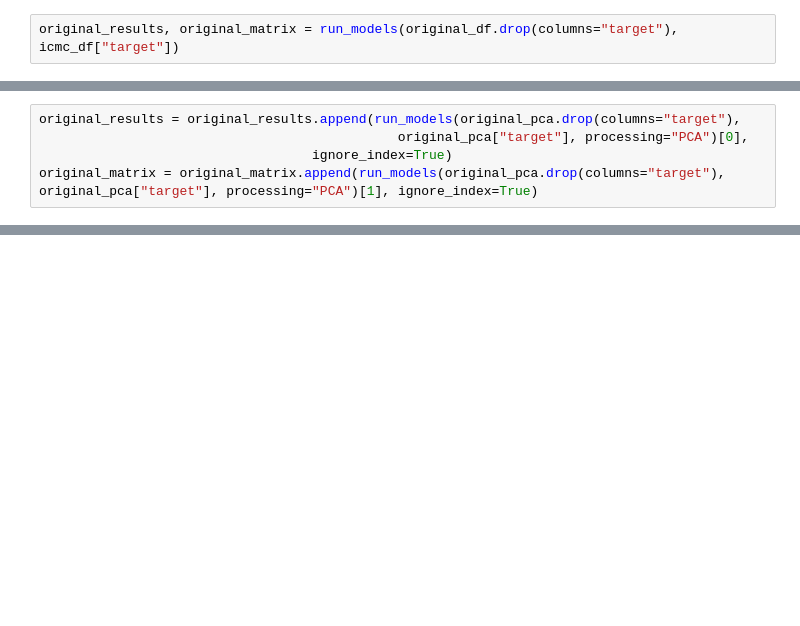
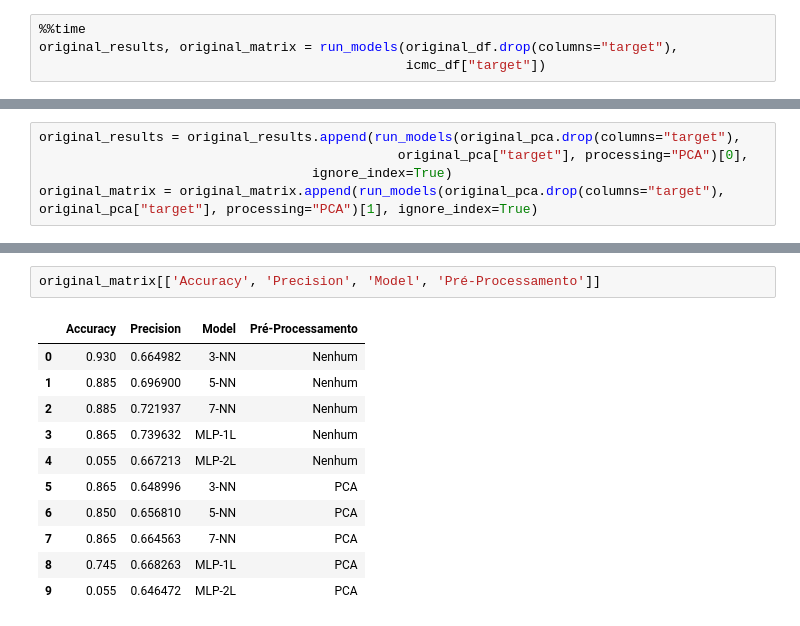
Before and after one commit to BrunoGomesCoelho/am-images, a Jupyter notebook: classify.ipynb, the cells around one changed output, grey strips where cells are left out. Cells and saved outputs as stored; diff of their text form; blank space fills up the shorter version.

```diff
--- a/classify.ipynb
+++ b/classify.ipynb
@@ -132,2 +140,4 @@ icmc_results, icmc_matrix = run_models(icmc_df.drop(columns="target"), icmc_df["
 # %%
-original_results, original_matrix = run_models(original_df.drop(columns="target"), icmc_df["target"])
+%%time
+original_results, original_matrix = run_models(original_df.drop(columns="target"),
+                                               icmc_df["target"])
@@ -272,0 +390,14 @@ plot_result(original_matrix, name="originais", use_hue=True,
+# %%
+original_matrix[['Accuracy', 'Precision', 'Model', 'Pré-Processamento']]
+# %% [output]
+|  | Accuracy | Precision | Model | Pré-Processamento |
+| 0 | 0.930 | 0.664982 | 3-NN | Nenhum |
+| 1 | 0.885 | 0.696900 | 5-NN | Nenhum |
+| 2 | 0.885 | 0.721937 | 7-NN | Nenhum |
+| 3 | 0.865 | 0.739632 | MLP-1L | Nenhum |
+| 4 | 0.055 | 0.667213 | MLP-2L | Nenhum |
+| 5 | 0.865 | 0.648996 | 3-NN | PCA |
+| 6 | 0.850 | 0.656810 | 5-NN | PCA |
+| 7 | 0.865 | 0.664563 | 7-NN | PCA |
+| 8 | 0.745 | 0.668263 | MLP-1L | PCA |
+| 9 | 0.055 | 0.646472 | MLP-2L | PCA |
```
Also changed, not shown: parts of 17 cells of this notebook, 29 other files.
